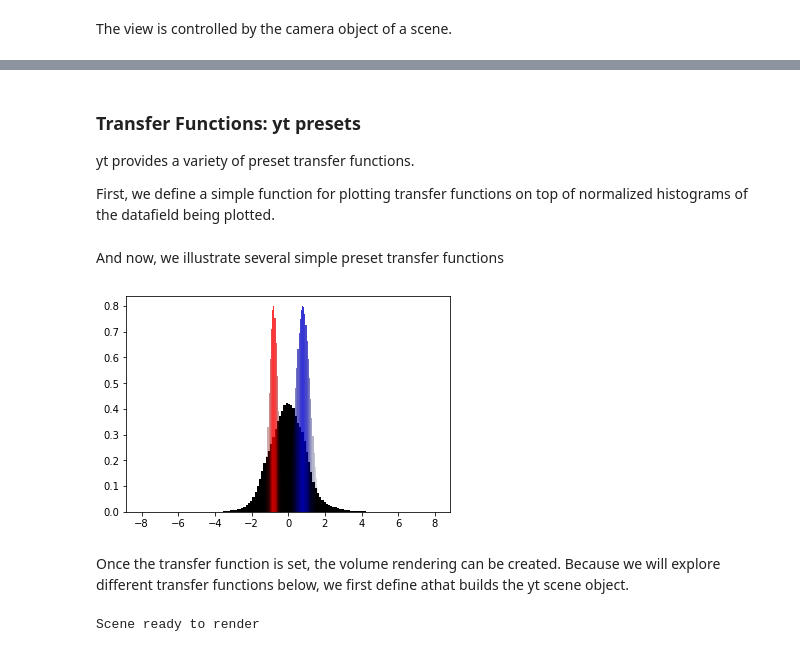
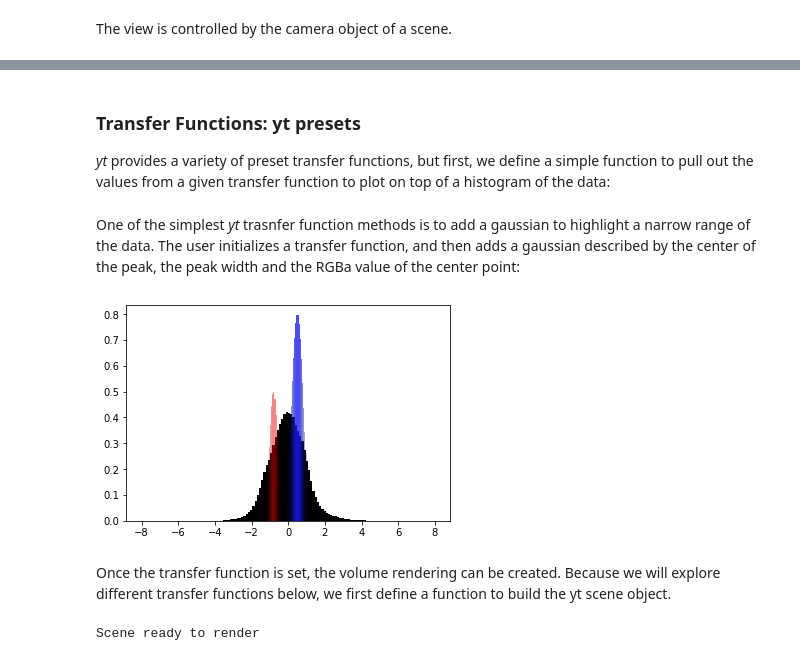
Before and after one commit to chrishavlin/yt_velmodel_vis, a Jupyter notebook: notebooks/Notebook_3DseismicVis.ipynb, the cells around one changed output, grey strips where cells are left out. Saved outputs shown, nothing was run; the diff lists cells and outputs as text; code cells hidden in the pictures.

```diff
--- a/notebooks/Notebook_3DseismicVis.ipynb
+++ b/notebooks/Notebook_3DseismicVis.ipynb
@@ -126,9 +163,6 @@ def setCamera(sc):
 # %% [markdown]
 ### Transfer Functions: yt presets
 
-yt provides a variety of preset transfer functions.
-
-
-First, we define a simple function for plotting transfer functions on top of normalized histograms of the datafield being plotted.
+*yt* provides a variety of preset transfer functions, but first, we define a simple function to pull out the values from a given transfer function to plot on top of a histogram of the data:
 # %%
 def plotTf_yt(tf,dvs_min,dvs_max):
@@ -143,28 +177,29 @@ def plotTf_yt(tf,dvs_min,dvs_max):
     ax.bar(x, tf.funcs[3].y, w, edgecolor=[0.0, 0.0, 0.0, 0.0],
            log=False, color=colors, bottom=[0])
     plt.show()
-# %% [markdown]
-And now, we illustrate several simple preset transfer functions
+# %% [markdown]
+One of the simplest *yt* trasnfer function methods is to add a gaussian to highlight a narrow range of the data. The user initializes a transfer function, and then adds a gaussian described by the center of the peak, the peak width and the RGBa value of the center point:
 # %%
 # initialize the tf object by setting the data bounds to consider
 dvs_min=-8
 dvs_max=8
 tf = yt.ColorTransferFunction((dvs_min,dvs_max))
 
 # set gaussians
 TF_gaussians=[
-    {'center':-.8,'width':.1,'RGBa':(1.,0.,0.,.8)},
-    {'center':.8,'width':.3,'RGBa':(0.,0.,0.8,.8)}
+    {'center':-.8,'width':.1,'RGBa':(1.,0.,0.,.5)},
+    {'center':.5,'width':.2,'RGBa':(0.1,0.1,1.,.8)}
 ]
+
 for gau in TF_gaussians:
     tf.add_gaussian(gau['center'],gau['width'],gau['RGBa'])
 
 # plot the transfer function
 plotTf_yt(tf,dvs_min,dvs_max)
 # %% [output]
-[figure, old version]
+[figure, new version]
 # %% [markdown]
-Once the transfer function is set, the volume rendering can be created. Because we will explore different transfer functions below, we first define athat builds the yt scene object.
+Once the transfer function is set, the volume rendering can be created. Because we will explore different transfer functions below, we first define a function to build the yt scene object.
 # %%
 def configure_scene(the_transfer_function):
     # build scene, apply camera settings, set the transfer function
```
Also changed, not shown: parts of 20 cells of this notebook.
